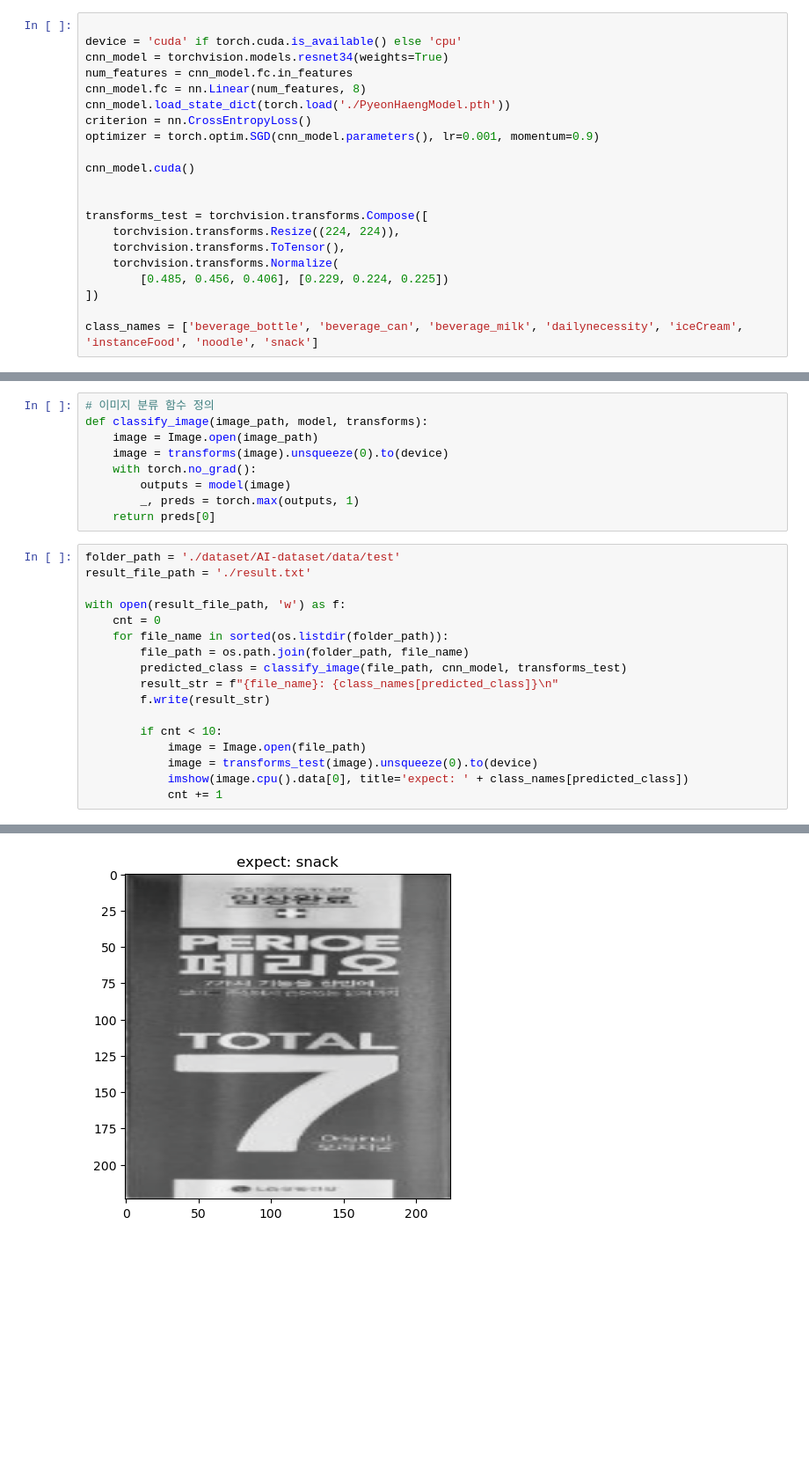
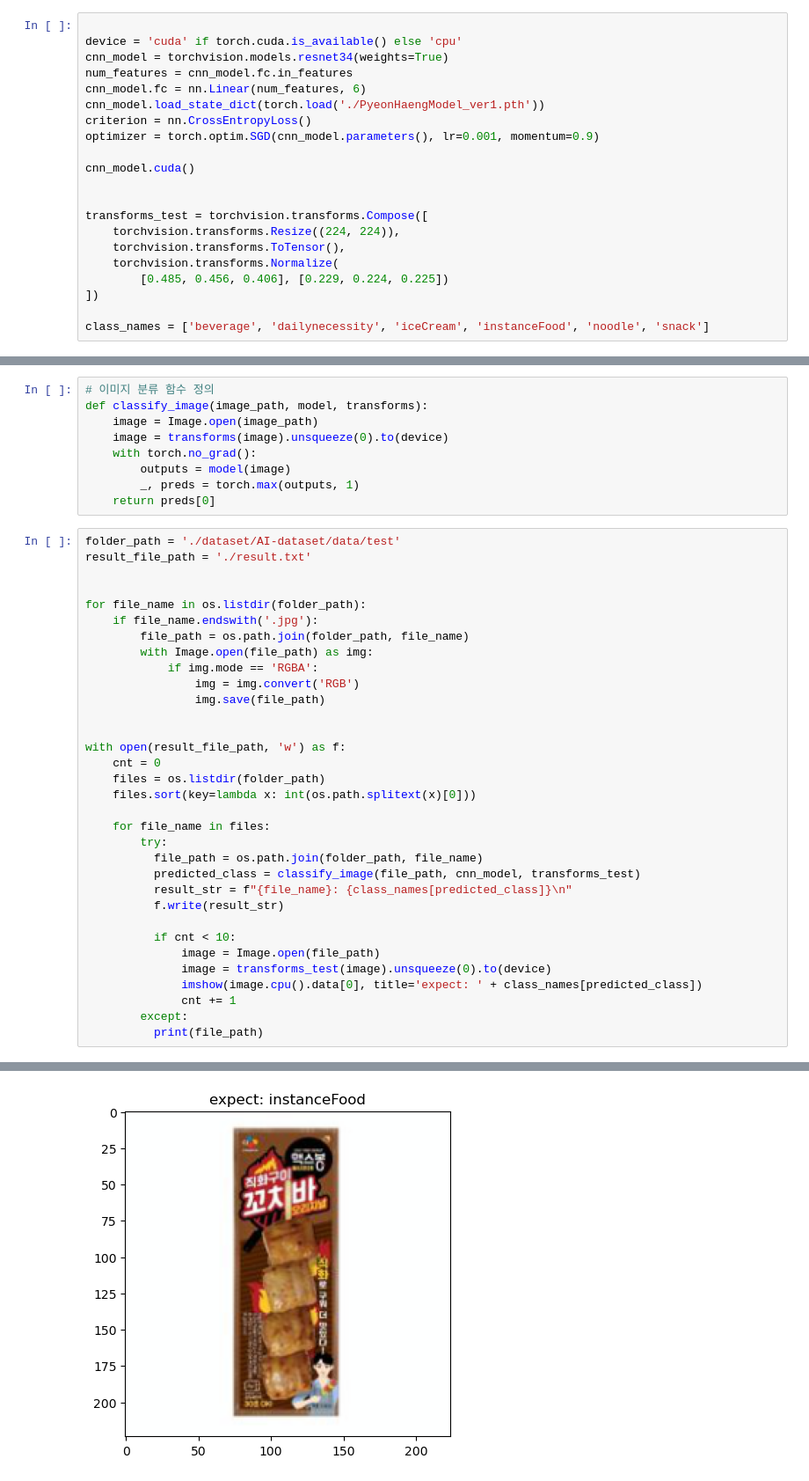
Before and after one commit to EEDK/AI_Catdog, a Jupyter notebook: setDB.ipynb, the cells around one changed output, grey strips where cells are left out. Shown at 88% size. Cells and saved outputs as stored; diff of their text form; blank space fills up the shorter version.

```diff
--- a/setDB.ipynb
+++ b/setDB.ipynb
@@ -12,8 +12,8 @@ from PIL import Image
 device = 'cuda' if torch.cuda.is_available() else 'cpu'
 cnn_model = torchvision.models.resnet34(weights=True)
 num_features = cnn_model.fc.in_features
-cnn_model.fc = nn.Linear(num_features, 8)
-cnn_model.load_state_dict(torch.load('./PyeonHaengModel.pth'))
+cnn_model.fc = nn.Linear(num_features, 6)
+cnn_model.load_state_dict(torch.load('./PyeonHaengModel_ver1.pth'))
 criterion = nn.CrossEntropyLoss()
 optimizer = torch.optim.SGD(cnn_model.parameters(), lr=0.001, momentum=0.9)
 
@@ -27,7 +27,7 @@ transforms_test = torchvision.transforms.Compose([
         [0.485, 0.456, 0.406], [0.229, 0.224, 0.225])
 ])
 
-class_names = ['beverage_bottle', 'beverage_can', 'beverage_milk', 'dailynecessity', 'iceCream', 'instanceFood', 'noodle', 'snack']
+class_names = ['beverage', 'dailynecessity', 'iceCream', 'instanceFood', 'noodle', 'snack']
 # %%
 def imshow(input, title):
     # torch.Tensor를 numpy 객체로 변환
@@ -55,17 +55,33 @@ def classify_image(image_path, model, transforms):
 folder_path = './dataset/AI-dataset/data/test'
 result_file_path = './result.txt'
 
+
+for file_name in os.listdir(folder_path):
+    if file_name.endswith('.jpg'):
+        file_path = os.path.join(folder_path, file_name)
+        with Image.open(file_path) as img:
+            if img.mode == 'RGBA':
+                img = img.convert('RGB')
+                img.save(file_path)
+
+
 with open(result_file_path, 'w') as f:
     cnt = 0
-    for file_name in sorted(os.listdir(folder_path)):
-        file_path = os.path.join(folder_path, file_name)
-        predicted_class = classify_image(file_path, cnn_model, transforms_test)
-        result_str = f"{file_name}: {class_names[predicted_class]}\n"
-        f.write(result_str)
+    files = os.listdir(folder_path)
+    files.sort(key=lambda x: int(os.path.splitext(x)[0]))
 
-        if cnt < 10:
-            image = Image.open(file_path)
-            image = transforms_test(image).unsqueeze(0).to(device)
-            imshow(image.cpu().data[0], title='expect: ' + class_names[predicted_class])
-            cnt += 1
+    for file_name in files:
+        try:
+          file_path = os.path.join(folder_path, file_name)
+          predicted_class = classify_image(file_path, cnn_model, transforms_test)
+          result_str = f"{file_name}: {class_names[predicted_class]}\n"
+          f.write(result_str)
+
+          if cnt < 10:
+              image = Image.open(file_path)
+              image = transforms_test(image).unsqueeze(0).to(device)
+              imshow(image.cpu().data[0], title='expect: ' + class_names[predicted_class])
+              cnt += 1
+        except:
+          print(file_path)
 # %% [output]
@@ -74 +90 @@ with open(result_file_path, 'w') as f:
-[figure, old version]
+[figure, new version]
```
Also changed, not shown: parts of 1 cell of this notebook, 3 other files.
